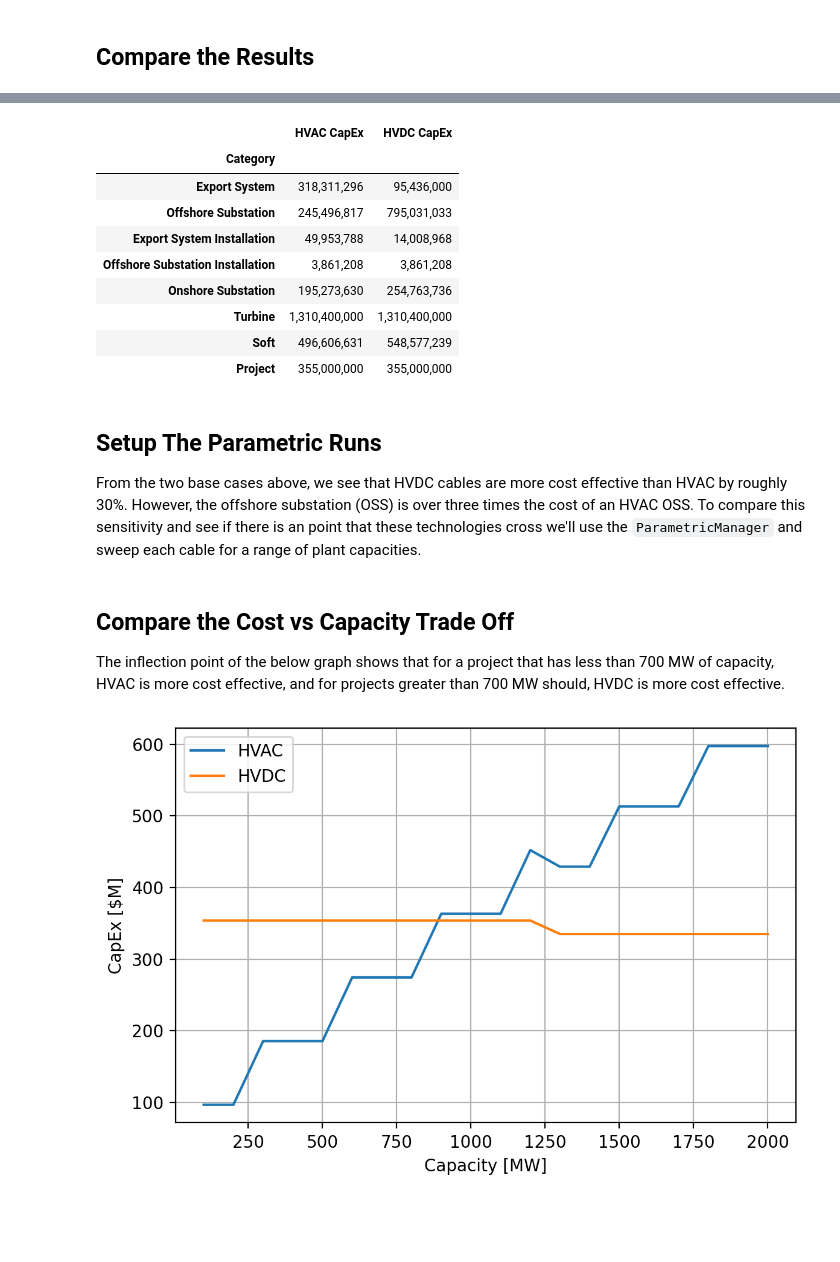
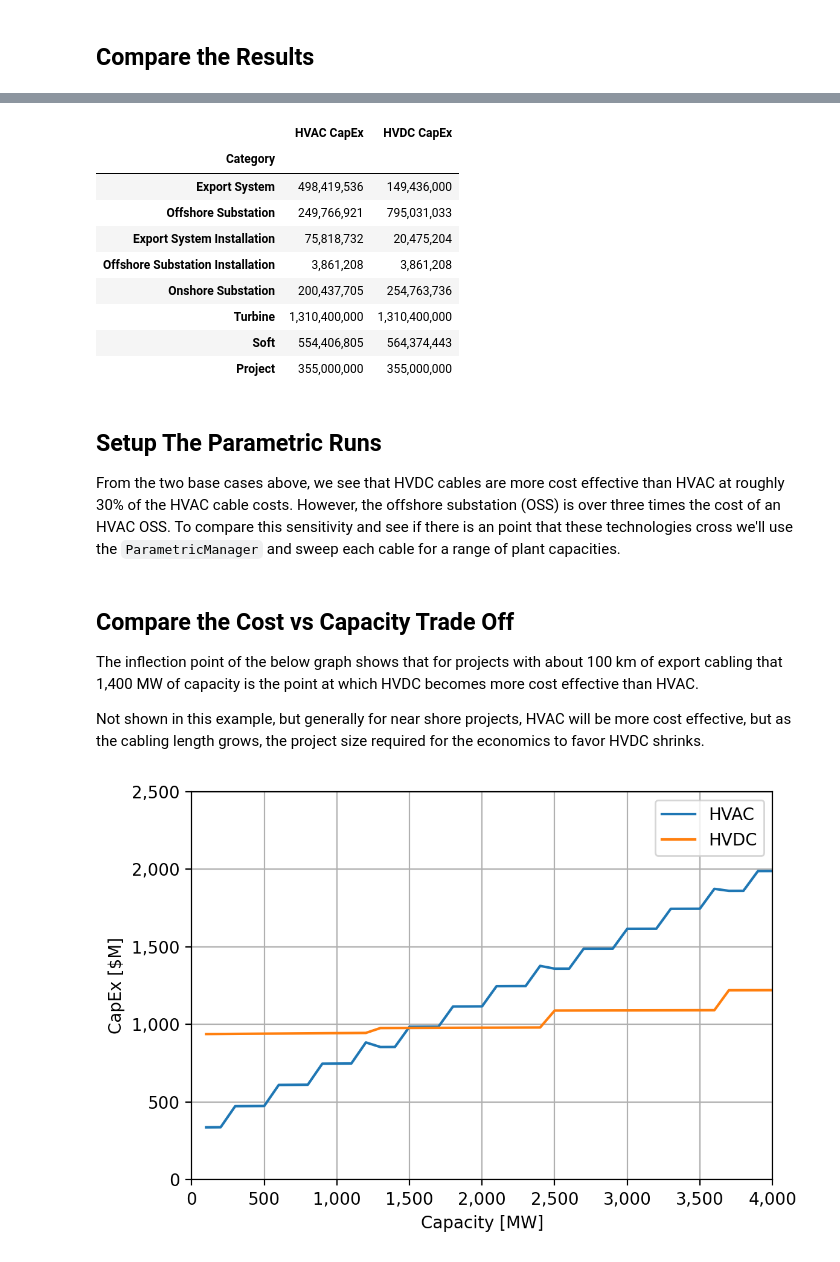
Before and after one commit to NLRWindSystems/ORBIT, a Jupyter notebook: examples/export_cable_system.ipynb, the cells around one changed output, grey strips where cells are left out. Drawn from its saved outputs; the diff is of its cells as text; code cells hidden in the pictures; blank space fills up the shorter version.

```diff
--- a/examples/export_cable_system.ipynb
+++ b/examples/export_cable_system.ipynb
@@ -31,7 +32,7 @@ base_config = {
     "site": {
         "distance": 100,
         "depth": 20,
-        "distance_to_landfall": 50,
+        "distance_to_landfall": 80,
     },
     "plant": {
         "capacity": 1000,
@@ -93,30 +94,31 @@ capex_df
 # %% [output]
 |  | HVAC CapEx | HVDC CapEx |
 | Category |  |  |
-| Export System | 318,311,296 | 95,436,000 |
-| Offshore Substation | 245,496,817 | 795,031,033 |
-| Export System Installation | 49,953,788 | 14,008,968 |
+| Export System | 498,419,536 | 149,436,000 |
+| Offshore Substation | 249,766,921 | 795,031,033 |
+| Export System Installation | 75,818,732 | 20,475,204 |
 | Offshore Substation Installation | 3,861,208 | 3,861,208 |
-| Onshore Substation | 195,273,630 | 254,763,736 |
+| Onshore Substation | 200,437,705 | 254,763,736 |
 | Turbine | 1,310,400,000 | 1,310,400,000 |
-| Soft | 496,606,631 | 548,577,239 |
+| Soft | 554,406,805 | 564,374,443 |
 | Project | 355,000,000 | 355,000,000 |
 # %% [markdown]
 ## Setup The Parametric Runs
 
-From the two base cases above, we see that HVDC cables are more cost effective than HVAC by
-roughly 30%. However, the offshore substation (OSS) is over three times the cost of an HVAC OSS.
-To compare this sensitivity and see if there is an point that these technologies cross we'll use
-the `ParametricManager` and sweep each cable for a range of plant capacities.
+From the two base cases above, we see that HVDC cables are more cost effective than HVAC at roughly
+30% of the HVAC cable costs. However, the offshore substation (OSS) is over three times the cost of
+an HVAC OSS. To compare this sensitivity and see if there is an point that these technologies cross
+we'll use the `ParametricManager` and sweep each cable for a range of plant capacities.
 # %%
+capacity_range = np.arange(100, 4100, 100)
 parameters = {
     "export_system_design.cables": ["XLPE_1000mm_220kV", "HVDC_2000mm_320kV"],
-    "plant.capacity": np.arange(100, 2100, 100),
+    "plant.capacity": capacity_range,
 }
 
 results = {
     "cable_cost": lambda run: run.total_cable_cost,
-    "oss_cost": lambda run: run.substation_cost,
+    "oss_cost": lambda run: run.total_substation_cost,
     "num_cables": lambda run: run.num_cables,
     "num_substations": lambda run: run.num_substations,
 }
@@ -128,6 +130,8 @@ parametric.run()
 # %% [markdown]
 ## Compare the Cost vs Capacity Trade Off
 
-The inflection point of the below graph shows that for a project that has less than 700 MW of
-capacity, HVAC is more cost effective, and for projects greater than 700 MW should, HVDC is more
-cost effective.
+The inflection point of the below graph shows that for projects with about 100 km of export cabling
+that 1,400 MW of capacity is the point at which HVDC becomes more cost effective than HVAC.
+
+Not shown in this example, but generally for near shore projects, HVAC will be more cost effective,
+but as the cabling length grows, the project size required for the economics to favor HVDC shrinks.
@@ -134,29 +143,30 @@ cost effective.
 # %%
-df = pd.DataFrame(parametric.results)
-
 fig = plt.figure(figsize=(6,4), dpi=200)
 ax = fig.subplots(1)
-
-hvac_df = df[df["export_system_design.cables.XLPE_1000mm_220kV.name"] == "XLPE_1000mm_220kV"]
-hvdc_df = df[df["export_system_design.cables.HVDC_2000mm_320kV.name"] == "HVDC_2000mm_320kV"]
 
 ax.plot(
     hvac_df["plant.capacity"],
     (hvac_df["cable_cost"] + hvac_df["oss_cost"]) / 1e6,
     label="HVAC"
 )
 
 ax.plot(
     hvdc_df["plant.capacity"],
     (hvdc_df["cable_cost"] + hvdc_df["oss_cost"]) / 1e6,
     label="HVDC",
 )
 
+ax.set_xlim(0, capacity_range.max())
+ax.set_ylim(0, 2500)
+
+ax.xaxis.set_major_formatter(StrMethodFormatter("{x:,.0f}"))
+ax.yaxis.set_major_formatter(StrMethodFormatter("{x:,.0f}"))
+
 ax.set_ylabel("CapEx [$M]")
 ax.set_xlabel("Capacity [MW]")
 ax.legend()
 ax.grid()
 
 fig.tight_layout()
 # %% [output]
-[figure, old version]
+[figure, new version]
```
Also changed, not shown: parts of 6 cells of this notebook, 24 other files.
